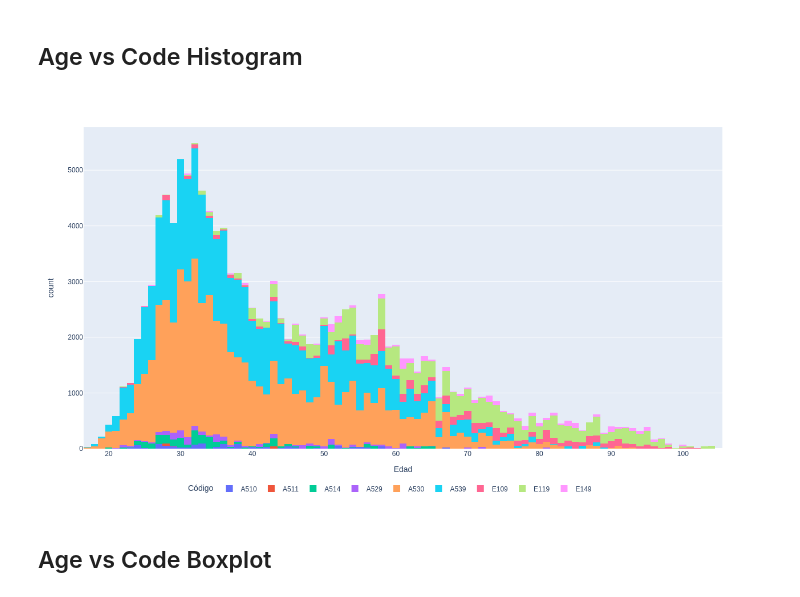
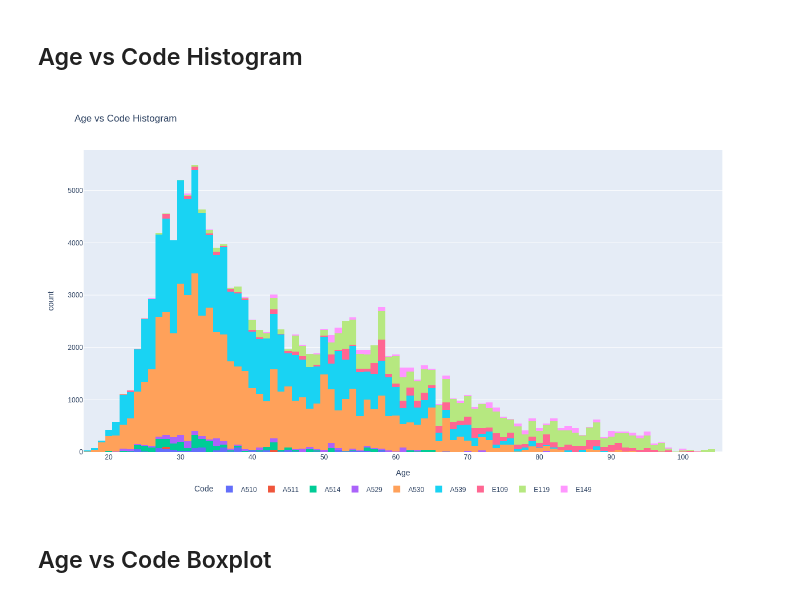
Before and after one commit to JuanGomez12/DataScience4AllProject, a Jupyter notebook: scripts/deep_EDA.ipynb, the cells around one changed output. Drawn from its saved outputs; the diff is of its cells as text; code cells hidden in the pictures.

```diff
--- a/scripts/deep_EDA.ipynb
+++ b/scripts/deep_EDA.ipynb
@@ -27,6 +32,10 @@ png_renderer.width = 1280
 png_renderer.height = 720
 
 pio.renderers.default = "png"
+
+cleaning_dict_path = "utils/lab_test_name_aggregation.json"
+figure_save_path = Path('data') / 'output' / 'figures' / 'EDA'
+figure_save_path.mkdir(parents=True, exist_ok=True)
 # %%
 def download_file(url: str, local_filename: Optional[str] = None):
     if local_filename is None:
@@ -163,6 +170,9 @@ merged_lab.head(5)
 | 4 | 95627 | 902209 | hemograma iii (hemoglobina, hemat... | 22/02/2022 18:43 | NaN | 2022-02-22 18:43:00 | A530 | SIFILIS LATENTE, NO ESPECIFICADA ... |
 # %% [markdown]
  # Sociodemographic vs medical notes EDA
+# %%
+# Lets first translate the names of the features so they look nicer on the charts
+merged_translated = merged.rename(columns={'Edad':'Age', 'Código':'Code', 'TSangre':'Blood_Type', 'EstadoCivil':'Marital_Status', 'GrupoEtnico':'Ethnic_Group', 'Genero':'Gender', 'AreaResidencial':'Residential_Area'})
 # %%
 # Define an auxiliary function
 def percentage_for_code(df, row):
@@ -172,25 +182,27 @@ def percentage_for_code(df, row):
 # %% [markdown]
 ## Age vs Code Histogram
 # %%
-var_of_interest = "Edad"
+var_of_interest = "Age"
 
 fig = px.histogram(
-    merged.sort_values(by='Código'),
-    x="Edad",
-    color="Código",
+    merged_translated.sort_values(by='Code'),
+    x=var_of_interest,
+    color="Code",
     labels={
         "count": "Count",
     },
+    title=f"{var_of_interest} vs Code Histogram",
 )
 fig.update_layout(legend=dict(
     orientation="h",
     yanchor="bottom",
     y=-0.15,
     xanchor="right",
     x=0.8
 ))
+fig.write_image(str(figure_save_path / f'{var_of_interest.lower()}_vs_code_histogram.png'))
 fig.show()
 # %% [output]
-[figure, old version]
+[figure, new version]
 # %% [markdown]
 ## Age vs Code Boxplot
```
Also changed, not shown: parts of 36 cells of this notebook.
